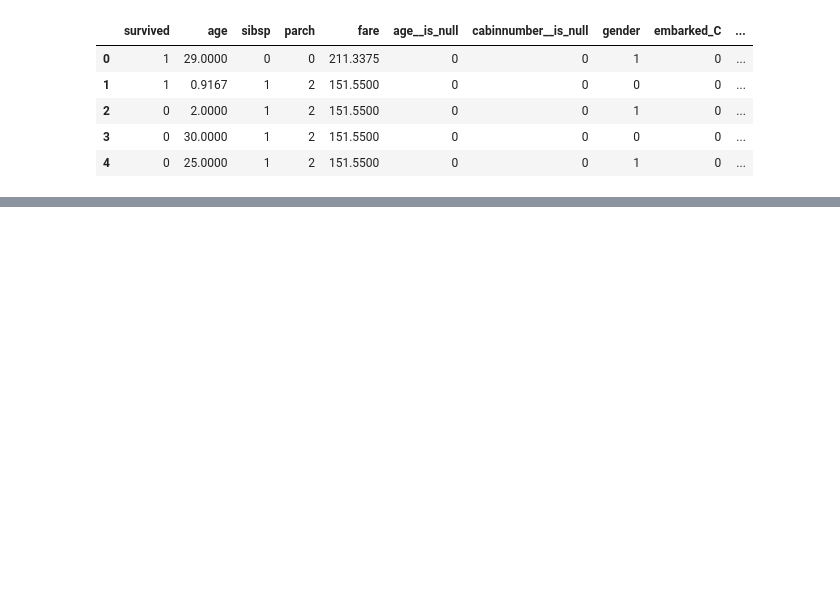
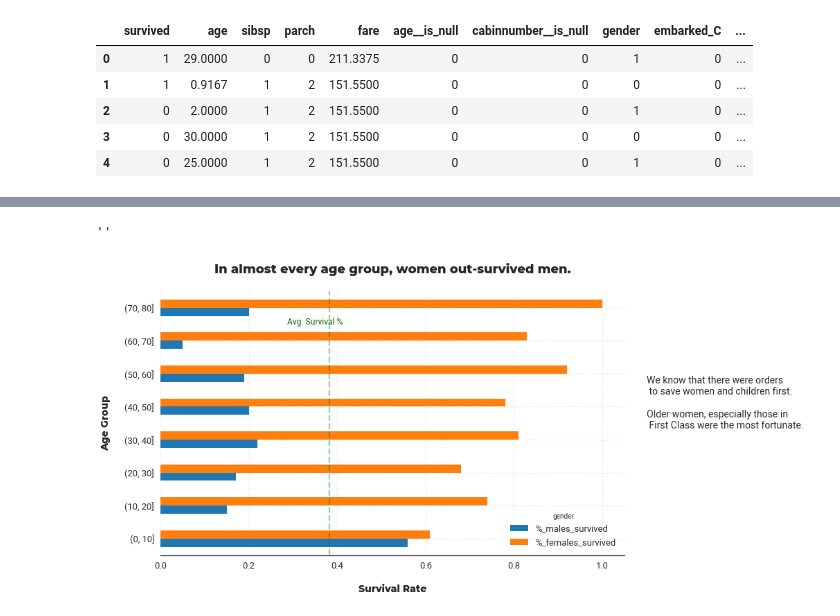
Before and after one commit to dushyantkhosla/ds-docker-walkthru-titanic, a Jupyter notebook: notebooks/03-Explore.ipynb, the cells around one changed output, grey strips where cells are left out. Saved outputs shown, nothing was run; the diff lists cells and outputs as text; code cells hidden in the pictures; blank space fills up the shorter version.

```diff
--- a/notebooks/03-Explore.ipynb
+++ b/notebooks/03-Explore.ipynb
@@ -75,0 +169,44 @@ df.groupby('sibsp_2')['survived'].mean()
+# %%
+fig, ax = plt.subplots(figsize=(12, 7))
+
+(pd.pivot_table(
+    data=pd.DataFrame({
+        'age_group': pd.cut(df['age'], bins=range(0, 81, 10)),
+        'survived': y,
+        'gender': df['gender']
+    }),
+    index='age_group',
+    columns='gender',
+    values='survived',
+    aggfunc='mean'
+).round(2).rename(columns={
+    0: '%_males_survived',
+    1: '%_females_survived'
+})
+).plot.barh(ax=ax)
+
+
+ax.set_title("In almost every age group, women out-survived men.\n", fontdict=font_title);
+ax.set_xlabel("\nSurvival Rate", fontdict=font_axes)
+ax.set_ylabel("Age Group\n", fontdict=font_axes)
+
+ax.vlines(y.mean(), -1, 9, color='green', linestyle='dashed', alpha=0.4)
+ax.annotate(s="Avg. Survival %", xy=(y.mean() - 0.095 , 6.5), color='darkgreen', fontsize=12)
+
+ax.grid(True, linestyle=":", alpha=0.6)
+
+ax.spines['top'].set_visible(False)
+ax.spines['left'].set_visible(False)
+ax.spines['right'].set_visible(False)
+
+ax.text(1.1, 3,
+        """We know that there were orders\n to save women and children first.
+        \nOlder women, especially those in\n First Class were the most fortunate.
+        """,
+        fontdict=font_text)
+
+plt.savefig("reports/figures/01-survival-by-age-group-and-gender.png", bbox_inches='tight', pad_inches=0.5)
+;
+# %% [output]
+''
+[figure, added]
```
Also changed, not shown: parts of 16 cells of this notebook, 7 other files.
